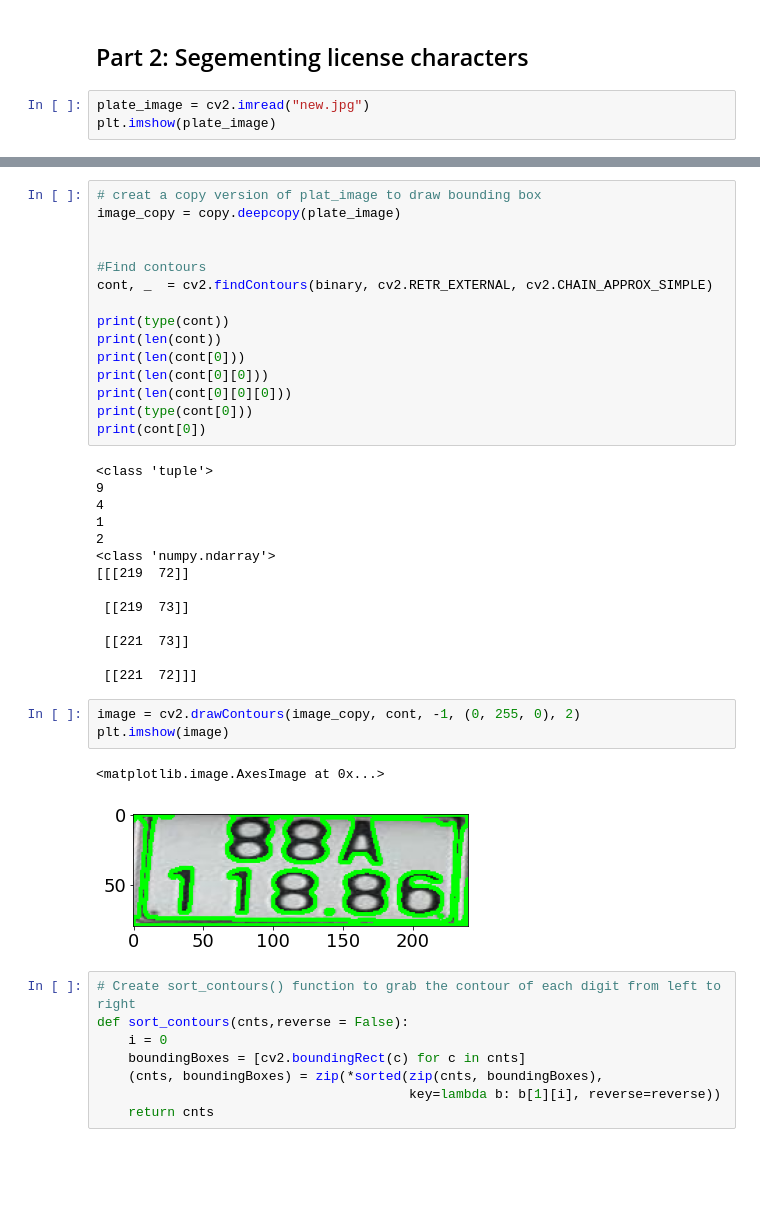
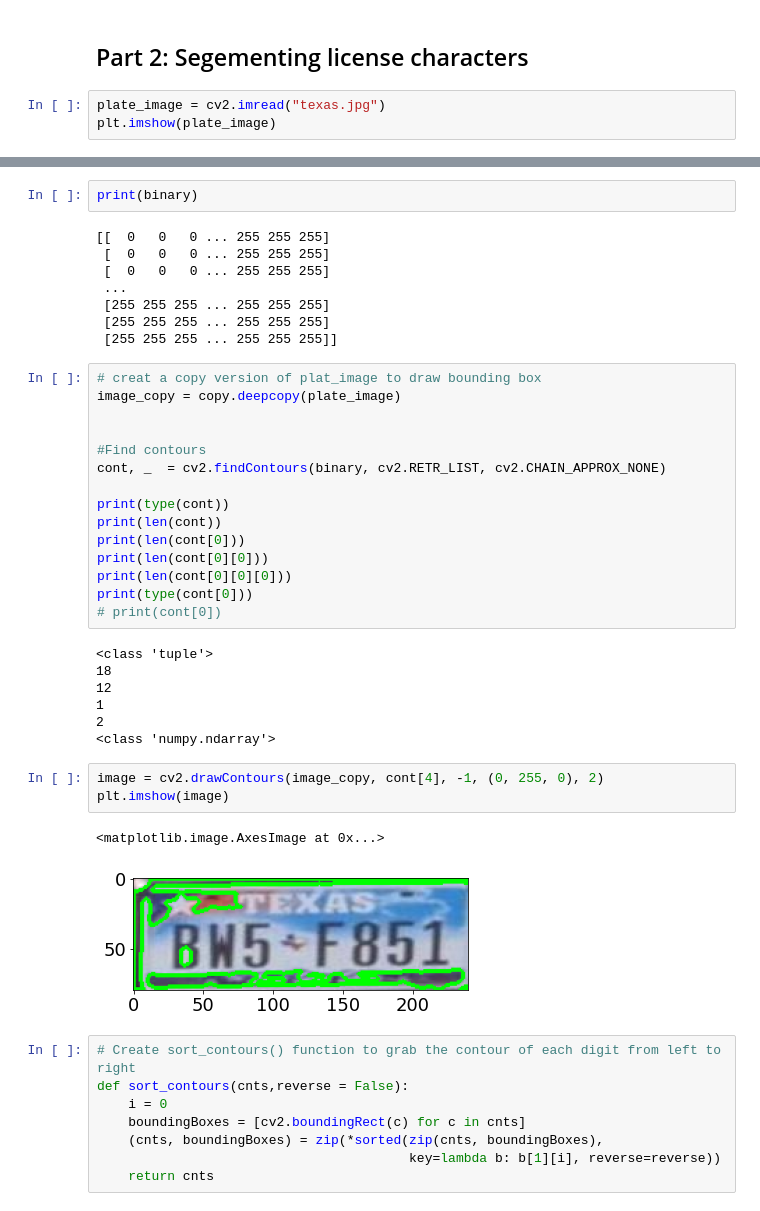
Before and after one commit to JeremyStubbs/License_Plate_Reader_OCRTesseract, a Jupyter notebook: OCR.ipynb, the cells around one changed output, grey strips where cells are left out. Drawn from its saved outputs; the diff is of its cells as text; blank space fills up the shorter version.

```diff
--- a/OCR.ipynb
+++ b/OCR.ipynb
@@ -10,7 +10,7 @@ from sklearn.preprocessing import LabelEncoder
 # %% [markdown]
 ## Part 2: Segementing license characters
 # %%
-plate_image = cv2.imread("new.jpg")
+plate_image = cv2.imread("texas.jpg")
 plt.imshow(plate_image)
 # %% [output]
 <matplotlib.image.AxesImage at 0x...>
@@ -49,10 +49,20 @@ for i in range(len(plot_image)):
+# %%
+print(binary)
+# %% [output]
+[[  0   0   0 ... 255 255 255]
+ [  0   0   0 ... 255 255 255]
+ [  0   0   0 ... 255 255 255]
+ ...
+ [255 255 255 ... 255 255 255]
+ [255 255 255 ... 255 255 255]
+ [255 255 255 ... 255 255 255]]
 # %%
 # creat a copy version of plat_image to draw bounding box
 image_copy = copy.deepcopy(plate_image)
 
 
 #Find contours
-cont, _  = cv2.findContours(binary, cv2.RETR_EXTERNAL, cv2.CHAIN_APPROX_SIMPLE)
+cont, _  = cv2.findContours(binary, cv2.RETR_LIST, cv2.CHAIN_APPROX_NONE)
 
 print(type(cont))
 print(len(cont))
@@ -60,27 +70,20 @@ print(len(cont[0]))
 print(len(cont[0][0]))
 print(len(cont[0][0][0]))
 print(type(cont[0]))
-print(cont[0])
+# print(cont[0])
 # %% [output]
 <class 'tuple'>
-9
-4
+18
+12
 1
 2
 <class 'numpy.ndarray'>
-[[[219  72]]
-
- [[219  73]]
-
- [[221  73]]
-
- [[221  72]]]
 # %%
-image = cv2.drawContours(image_copy, cont, -1, (0, 255, 0), 2)
+image = cv2.drawContours(image_copy, cont[4], -1, (0, 255, 0), 2)
 plt.imshow(image)
 # %% [output]
 <matplotlib.image.AxesImage at 0x...>
-[figure, old version]
+[figure, new version]
 # %%
 # Create sort_contours() function to grab the contour of each digit from left to right
 def sort_contours(cnts,reverse = False):
```
Also changed, not shown: parts of 5 cells of this notebook, 5 other files.
